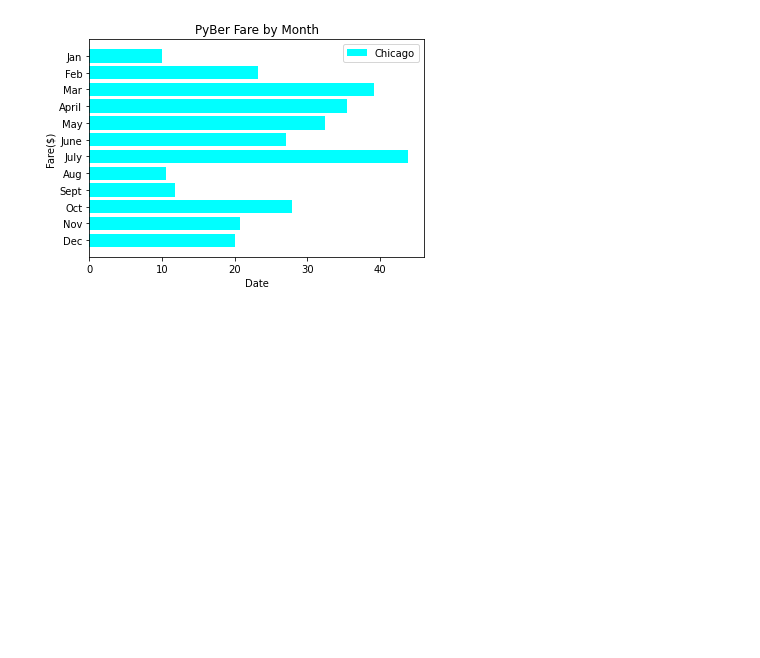
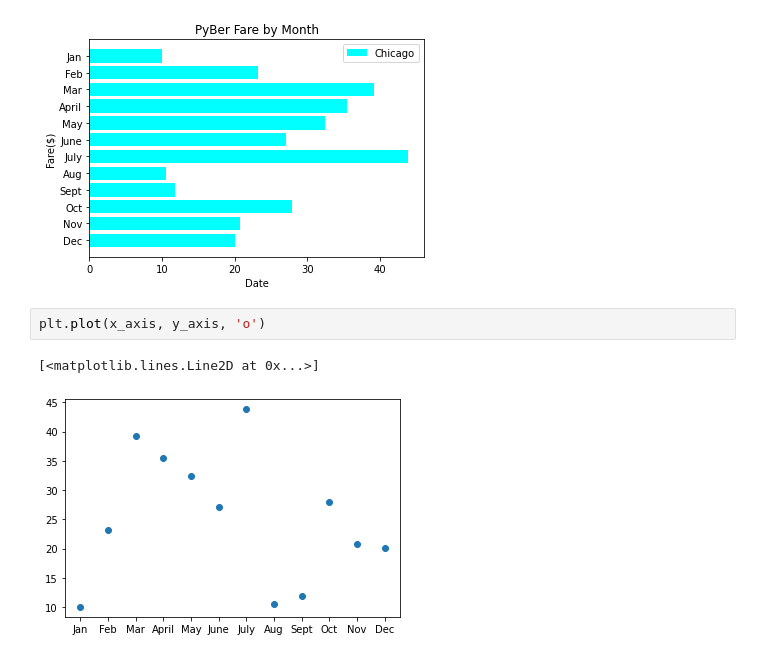
Before and after one commit to KJAnalytics/Pyber, a Jupyter notebook: matplotlib_practice.ipynb, the cells around one changed output. Drawn from its saved outputs; the diff is of its cells as text; blank space fills up the shorter version.

Commit message:
scatter plots added

```diff
--- a/matplotlib_practice.ipynb
+++ b/matplotlib_practice.ipynb
@@ -170,3 +170,8 @@ plt.legend()
 plt.gca().invert_yaxis()
 # %% [output]
 [figure]
+# %%
+plt.plot(x_axis, y_axis, 'o')
+# %% [output]
+[<matplotlib.lines.Line2D at 0x...>]
+[figure, added]
```
Also changed, not shown: parts of 8 cells of this notebook.
